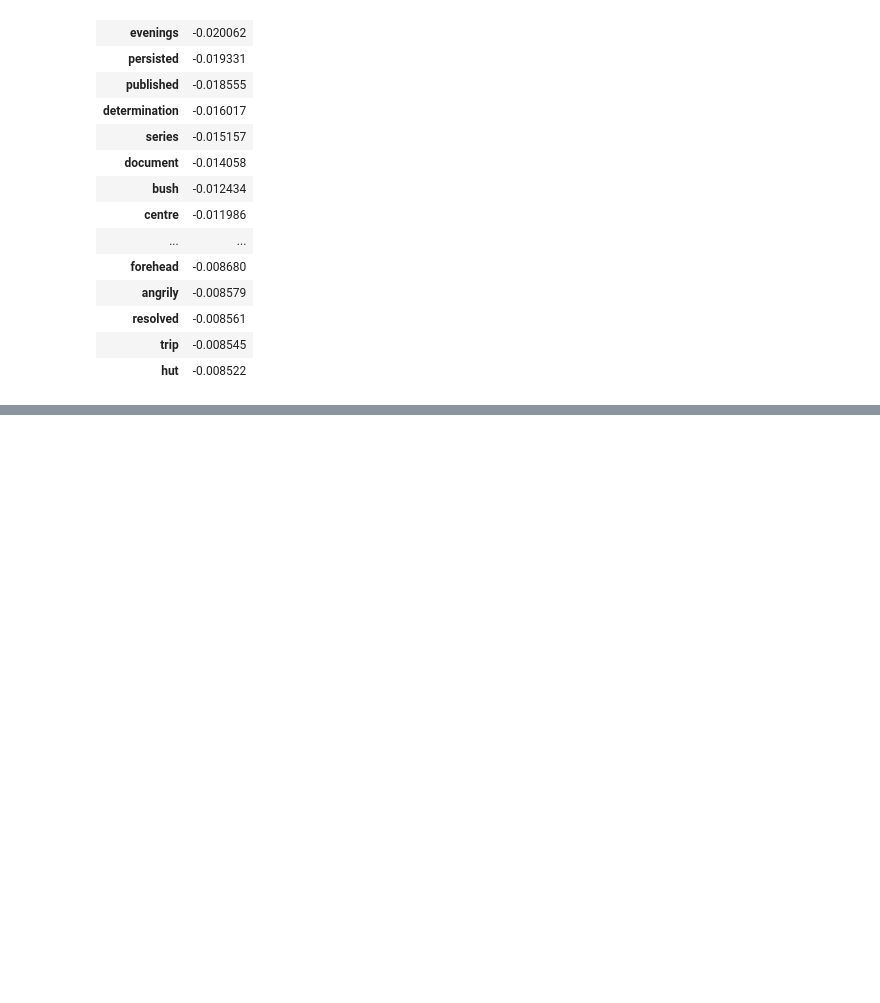
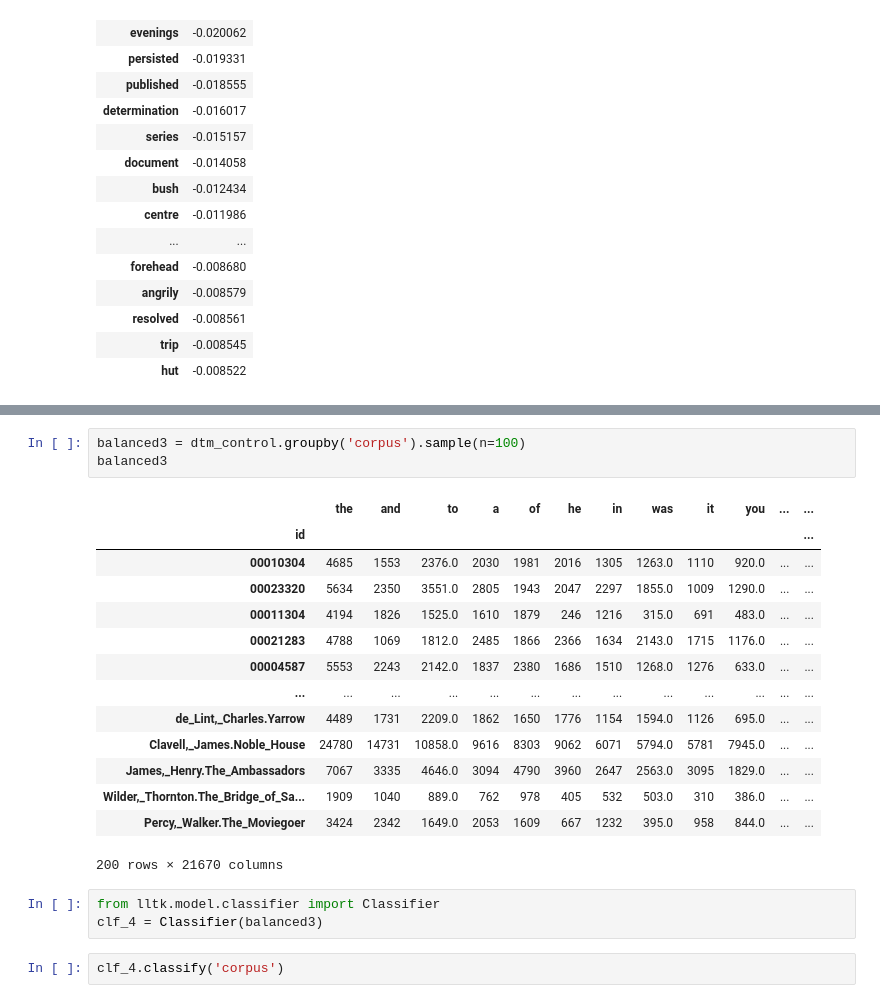
Before and after one commit to BadouTaal/AfricanWritersSeries, a Jupyter notebook: AWS_Corpus_Classification.ipynb, the cells around one changed output, grey strips where cells are left out. Drawn from its saved outputs; the diff is of its cells as text; blank space fills up the shorter version.

```diff
--- a/AWS_Corpus_Classification.ipynb
+++ b/AWS_Corpus_Classification.ipynb
@@ -446,0 +479,23 @@ topfeats_df_3
+# %%
+balanced3 = dtm_control.groupby('corpus').sample(n=100)
+balanced3
+# %% [output]
+|  | the | and | to | a | of | he | in | was | it | you | ... | ... |
+| id |  |  |  |  |  |  |  |  |  |  |  | ... |
+| 00010304 | 4685 | 1553 | 2376.0 | 2030 | 1981 | 2016 | 1305 | 1263.0 | 1110 | 920.0 | ... | ... |
+| 00023320 | 5634 | 2350 | 3551.0 | 2805 | 1943 | 2047 | 2297 | 1855.0 | 1009 | 1290.0 | ... | ... |
+| 00011304 | 4194 | 1826 | 1525.0 | 1610 | 1879 | 246 | 1216 | 315.0 | 691 | 483.0 | ... | ... |
+| 00021283 | 4788 | 1069 | 1812.0 | 2485 | 1866 | 2366 | 1634 | 2143.0 | 1715 | 1176.0 | ... | ... |
+| 00004587 | 5553 | 2243 | 2142.0 | 1837 | 2380 | 1686 | 1510 | 1268.0 | 1276 | 633.0 | ... | ... |
+| ... | ... | ... | ... | ... | ... | ... | ... | ... | ... | ... | ... | ... |
+| de_Lint,_Charles.Yarrow | 4489 | 1731 | 2209.0 | 1862 | 1650 | 1776 | 1154 | 1594.0 | 1126 | 695.0 | ... | ... |
+| Clavell,_James.Noble_House | 24780 | 14731 | 10858.0 | 9616 | 8303 | 9062 | 6071 | 5794.0 | 5781 | 7945.0 | ... | ... |
+| James,_Henry.The_Ambassadors | 7067 | 3335 | 4646.0 | 3094 | 4790 | 3960 | 2647 | 2563.0 | 3095 | 1829.0 | ... | ... |
+| Wilder,_Thornton.The_Bridge_of_Sa... | 1909 | 1040 | 889.0 | 762 | 978 | 405 | 532 | 503.0 | 310 | 386.0 | ... | ... |
+| Percy,_Walker.The_Moviegoer | 3424 | 2342 | 1649.0 | 2053 | 1609 | 667 | 1232 | 395.0 | 958 | 844.0 | ... | ... |
+200 rows × 21670 columns
+# %%
+from lltk.model.classifier import Classifier
+clf_4 = Classifier(balanced3)
+# %%
+clf_4.classify('corpus')
```
Also changed, not shown: parts of 12 cells of this notebook.
